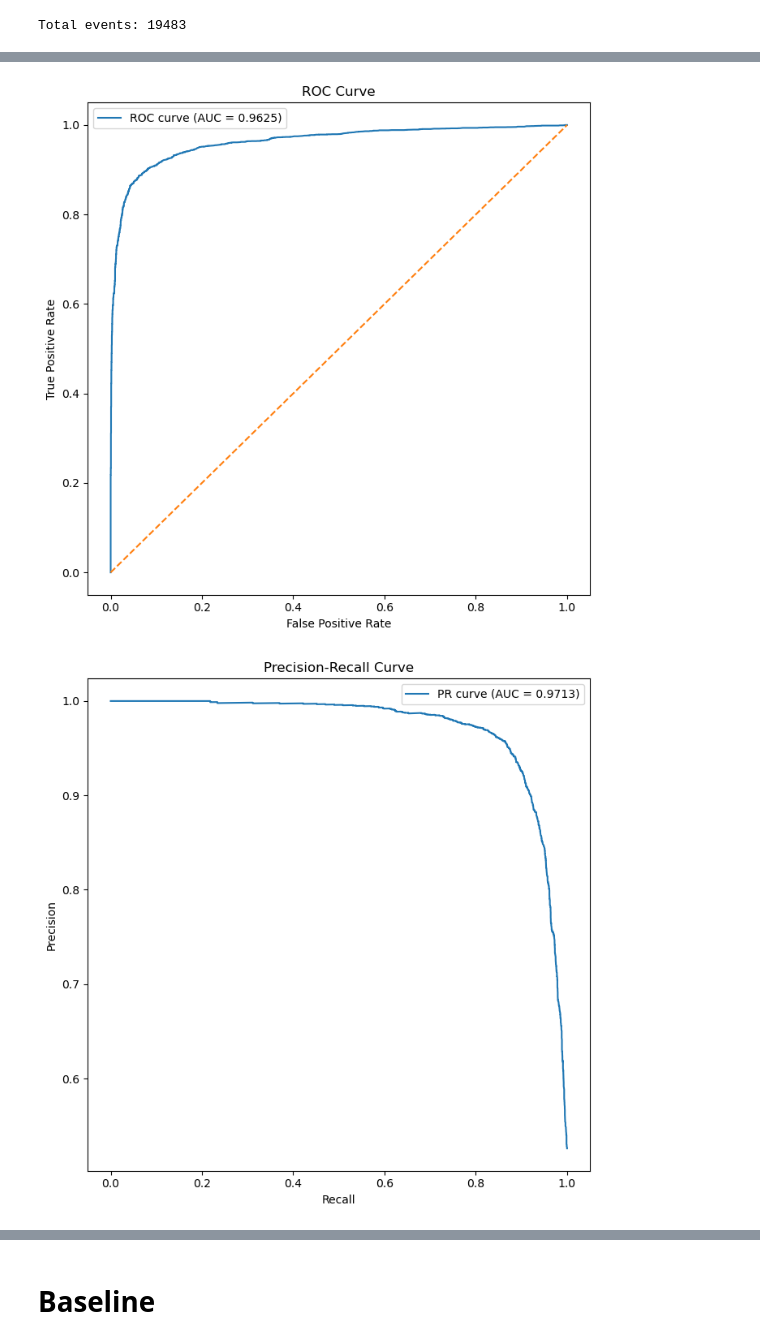
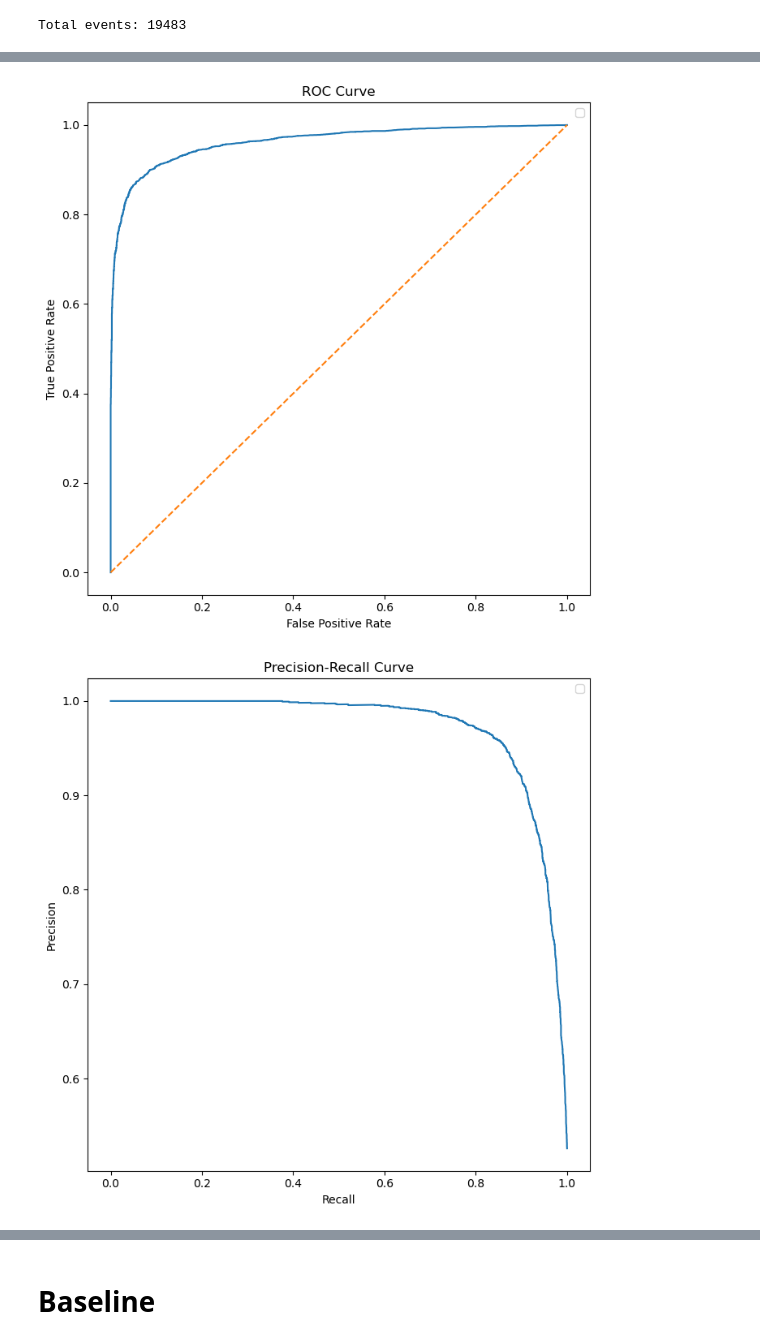
Before and after one commit to Francesco-Proietti/Tokenization-techniques-for-L1-Trigger-data-V4, a Jupyter notebook: classification_plots.ipynb, the cells around one changed output, grey strips where cells are left out. Cells and saved outputs as stored; diff of their text form; code cells hidden in the pictures.

```diff
--- a/classification_plots.ipynb
+++ b/classification_plots.ipynb
@@ -102,7 +102,7 @@ from classifier.classifier_model import EncoderClassificationModule
 
 
 # Checkpoint
-CHECKPOINT_PATH = "checkpoints_classifier/class/v9-epoch=19-train_acc=0.9454-class.ckpt"
+CHECKPOINT_PATH = "checkpoints_classifier/class/v20-epoch=09-train_acc=0.9287-class.ckpt"
 
 # Processes
 CLASS_NAMES = [
@@ -130,7 +130,7 @@ data_module = TokenDataModule(
     batch_size = 32,
     num_workers =0,
     test_size = 0.20,
-    seed = 56
+    seed = 15
 )
 
 data_module.setup(stage="test")
@@ -428,7 +428,6 @@ fig, ax = plt.subplots(figsize=(7, 7))
 ax.plot(
     fpr,
     tpr,
-    label=f"ROC curve (AUC = {roc_auc_curve:.4f})",
 )
 
 ax.plot(
@@ -448,33 +447,32 @@ plt.show()
 
 # ============================================================
 # PRECISION-RECALL CURVE
 # ============================================================
 
 precision_curve, recall_curve, _ = precision_recall_curve(
     y_true,
     y_prob,
 )
 
 pr_auc_curve = auc(
     recall_curve,
     precision_curve,
 )
 
 fig, ax = plt.subplots(figsize=(7, 7))
 
 ax.plot(
     recall_curve,
     precision_curve,
-    label=f"PR curve (AUC = {pr_auc_curve:.4f})",
 )
 
 ax.set_xlabel("Recall")
 ax.set_ylabel("Precision")
 ax.set_title("Precision-Recall Curve")
 ax.legend()
 
 plt.tight_layout()
 plt.show()
 # %% [output]
-[figure, old version]
+[figure, new version]
-[figure, old version]
+[figure, new version]
```
Also changed, not shown: parts of 10 cells of this notebook, 5 other files.
